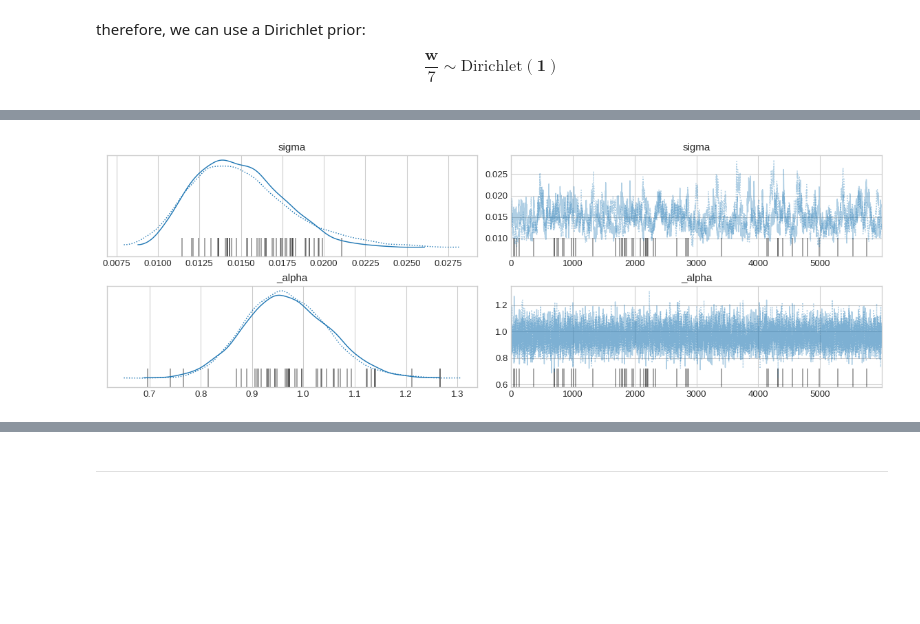
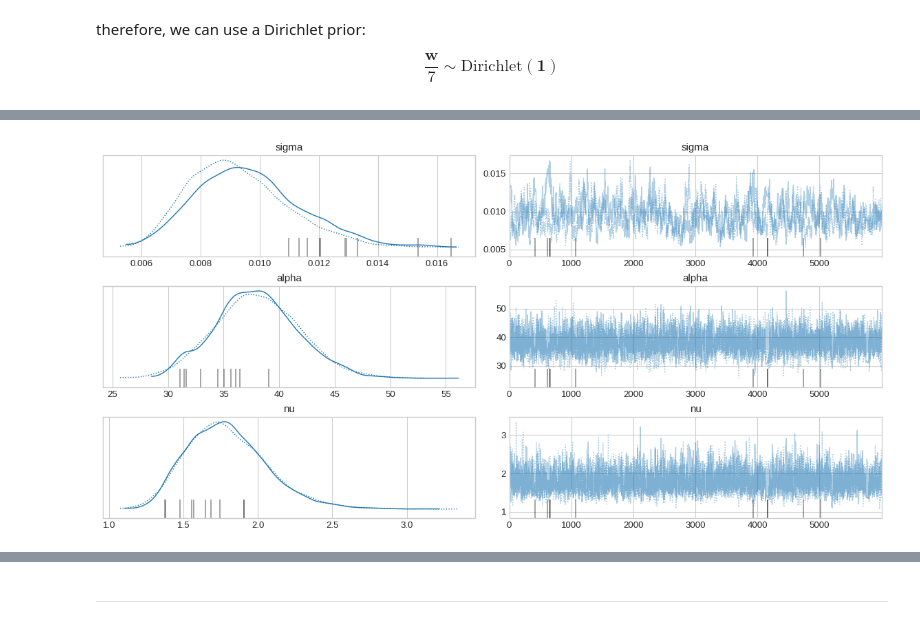
Before and after one commit to petrushev/bayesian-modeling, a Jupyter notebook: 07 covid19/simple-MK.ipynb, the cells around one changed output, grey strips where cells are left out. Cells and saved outputs as stored; diff of their text form; code cells hidden in the pictures; blank space fills up the shorter version.

Commit message:
Covid-19 model: Switch to student-t likelihood

```diff
--- a/07 covid19/simple-MK.ipynb
+++ b/07 covid19/simple-MK.ipynb
@@ -17,7 +18,7 @@ plt.rcParams.update({'figure.figsize': [10, 5], 'figure.dpi': 95})
 # %%
 data = pd.read_csv('https://raw.githubusercontent.com/treker-mk/data/master/csv/stats.csv')
 data = data.assign(date = pd.to_datetime(data.date))
-data = data[data.day >= 0]
+data = data[data.date.dt.date >= date(2020, 6, 1)]
 data.tail(5)[['date', 'cases.confirmed']]
 # %% [output]
 |  | date | cases.confirmed |
@@ -76,17 +81,19 @@ $$ \alpha \sim \text{Half-Normal}(10^2) $$
 # %%
-with pm.Model() as model5:
+mu0 = data['cases.confirmed'].values[0]
+
+with pm.Model() as model6:
     N = data.shape[0]
     weekday_i = data.date.dt.weekday.values
 
-    sigma = pm.Exponential('sigma', 1/0.03)
+    sigma = pm.HalfNormal('sigma', 1/0.02)
     logR = pm.GaussianRandomWalk(
         'logR',
-        init=pm.Normal.dist(0, 1),
+        init=pm.Normal.dist(0, 0.2),
         sigma=sigma,
         shape=N)
 
     R = pm.Deterministic('R', tt.exp(logR))
-    mu_true = pm.Deterministic('mu_true', tt.exp(tt.cumsum(logR)))
+    mu_true = pm.Deterministic('mu_true', mu0 * tt.exp(tt.cumsum(logR)))
 
     # weekday censoring
     _w = pm.Dirichlet('_w', a=np.ones(7), shape=7, testval=np.ones(7)/7)
@@ -94,15 +101,13 @@ with pm.Model() as model5:
 
     mu_observed = pm.Deterministic('mu_observed', mu_true * w[weekday_i])
 
-    _alpha = pm.HalfNormal('_alpha', 1)
-    alpha = _alpha * 10
-    pm.NegativeBinomial(
-        'obs', mu=mu_observed, alpha=alpha,
+    alpha = pm.Lognormal('alpha', np.log(50), 1)
+    nu = pm.Gamma('nu', 2, 0.1)
+    pm.StudentT(
+        'obs', mu=mu_observed, sigma=alpha, nu=nu,
         observed=data['cases.confirmed'].values)
 
-    pm.Deterministic('T2', -1 + tt.log(2*R - 1) / logR)
-
-    trace5 = pm.sample(6000, tune=6000, chains=2, cores=2)
+    trace6 = pm.sample(6000, tune=4000, chains=2, cores=2)
 # %% [output]
 Auto-assigning NUTS sampler...
 Initializing NUTS using jitter+adapt_diag...
@@ -127,5 +128,5 @@ az.summary(trace5, var_names=['w'])
 # %%
-az.plot_trace(trace5, var_names=['sigma', '_alpha'])
+az.plot_trace(trace6, var_names=['sigma', 'alpha', 'nu'])
 None
 # %% [output]
-[figure, old version]
+[figure, new version]
```
Also changed, not shown: parts of 19 cells of this notebook, 3 other files.
